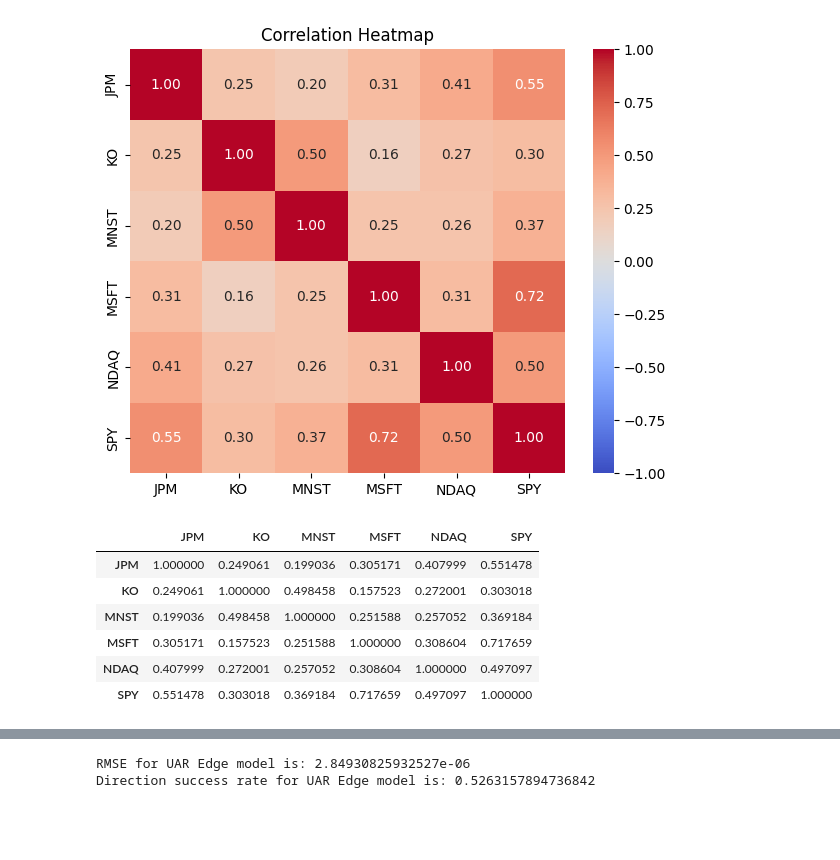
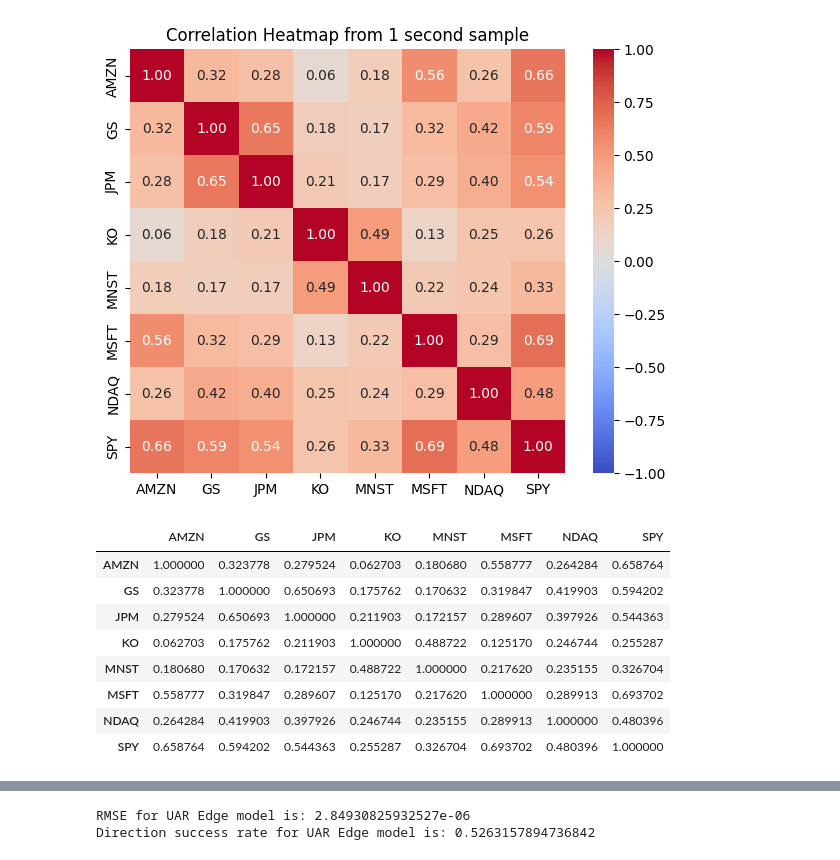
Before and after one commit to jiamingchen13/GraphOUEdge, a Jupyter notebook: Untitled.ipynb, the cells around one changed output, grey strips where cells are left out. Cells and saved outputs as stored; diff of their text form; code cells hidden in the pictures; blank space fills up the shorter version.

```diff
--- a/Untitled.ipynb
+++ b/Untitled.ipynb
@@ -72,14 +84,16 @@ for interval in ['1s', '15s', '1min']:
 corr_data_combined = pd.concat(corr_data, axis=1)
 cov_data_combined = pd.concat(cov_data, axis=1)
 # %%
-corr_series_to_heatmap(corr_data_combined.filter(regex=r'_1s_corr$').mean())
+corr_series_to_heatmap(corr_data_combined.filter(regex=r'_1s_corr$').mean(), title="Correlation Heatmap from 1 second sample")
 # %% [output]
-[figure, old version]
+[figure, new version]
-|  | JPM | KO | MNST | MSFT | NDAQ | SPY |
-| JPM | 1.000000 | 0.249061 | 0.199036 | 0.305171 | 0.407999 | 0.551478 |
-| KO | 0.249061 | 1.000000 | 0.498458 | 0.157523 | 0.272001 | 0.303018 |
-| MNST | 0.199036 | 0.498458 | 1.000000 | 0.251588 | 0.257052 | 0.369184 |
-| MSFT | 0.305171 | 0.157523 | 0.251588 | 1.000000 | 0.308604 | 0.717659 |
-| NDAQ | 0.407999 | 0.272001 | 0.257052 | 0.308604 | 1.000000 | 0.497097 |
-| SPY | 0.551478 | 0.303018 | 0.369184 | 0.717659 | 0.497097 | 1.000000 |
+|  | AMZN | GS | JPM | KO | MNST | MSFT | NDAQ | SPY |
+| AMZN | 1.000000 | 0.323778 | 0.279524 | 0.062703 | 0.180680 | 0.558777 | 0.264284 | 0.658764 |
+| GS | 0.323778 | 1.000000 | 0.650693 | 0.175762 | 0.170632 | 0.319847 | 0.419903 | 0.594202 |
+| JPM | 0.279524 | 0.650693 | 1.000000 | 0.211903 | 0.172157 | 0.289607 | 0.397926 | 0.544363 |
+| KO | 0.062703 | 0.175762 | 0.211903 | 1.000000 | 0.488722 | 0.125170 | 0.246744 | 0.255287 |
+| MNST | 0.180680 | 0.170632 | 0.172157 | 0.488722 | 1.000000 | 0.217620 | 0.235155 | 0.326704 |
+| MSFT | 0.558777 | 0.319847 | 0.289607 | 0.125170 | 0.217620 | 1.000000 | 0.289913 | 0.693702 |
+| NDAQ | 0.264284 | 0.419903 | 0.397926 | 0.246744 | 0.235155 | 0.289913 | 1.000000 | 0.480396 |
+| SPY | 0.658764 | 0.594202 | 0.544363 | 0.255287 | 0.326704 | 0.693702 | 0.480396 | 1.000000 |
 # %%
```
Also changed, not shown: parts of 25 cells of this notebook, 1 other file.
